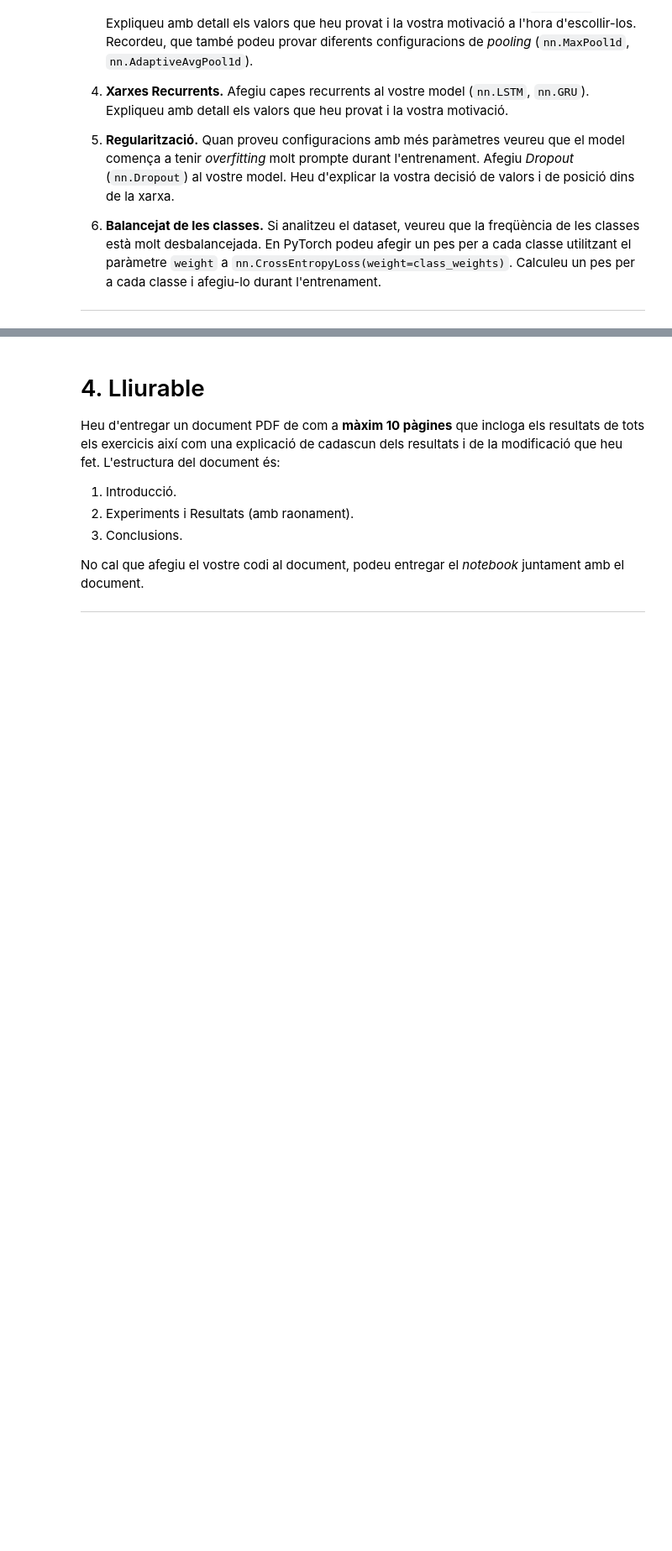
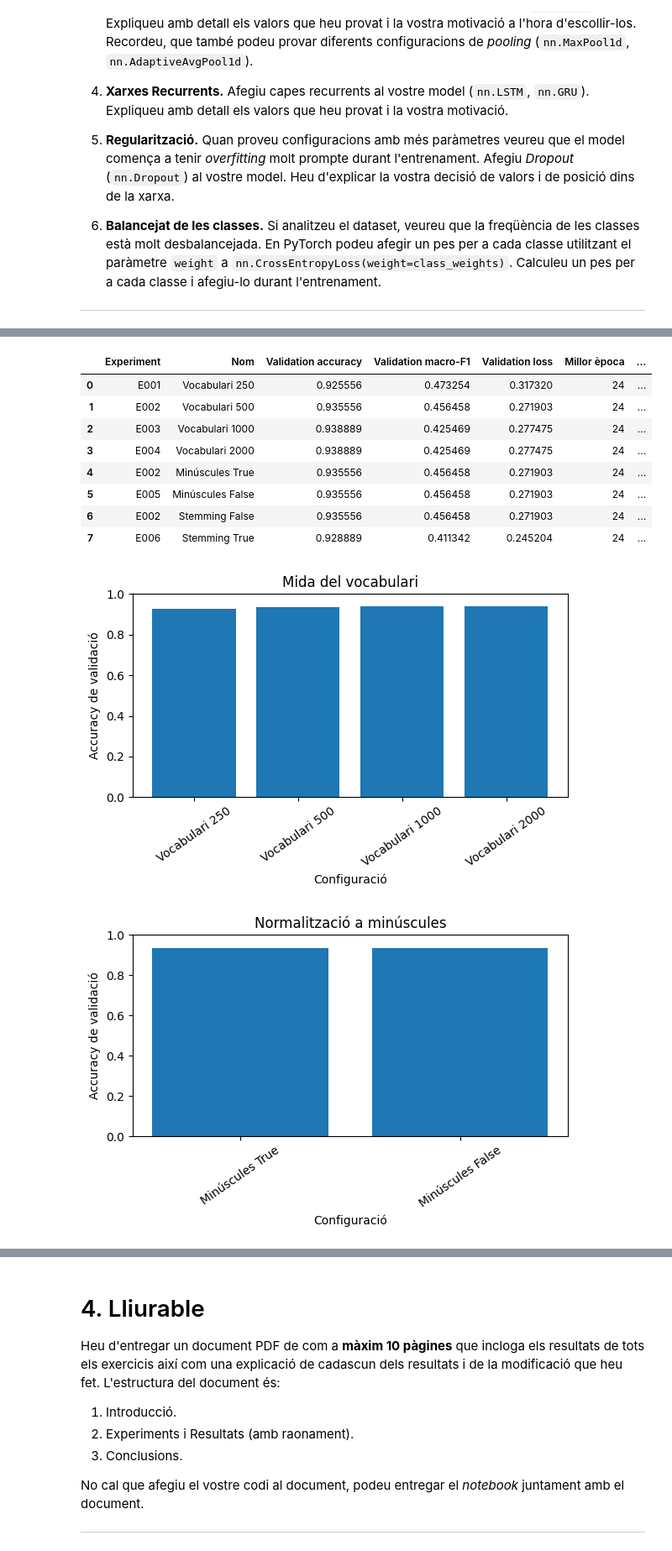
Before and after one commit to IlyasO6/TVD, a Jupyter notebook: p2/Intent_recognition/P2_1_alumnes.ipynb, the cells around one changed output, grey strips where cells are left out. Shown at 84% size. Drawn from its saved outputs; the diff is of its cells as text; code cells hidden in the pictures; blank space fills up the shorter version.

```diff
--- a/p2/Intent_recognition/P2_1_alumnes.ipynb
+++ b/p2/Intent_recognition/P2_1_alumnes.ipynb
@@ -1729,0 +1149,18 @@ Final test reserved. No test accuracy has been calculated for exercise 5.
+# %%
+configuracions_preprocessament = (
+    [replace(configuracio_referencia, name=f'Vocabulari {n}', phase='vocabulary',
+             preprocessing=replace(configuracio_referencia.preprocessing, vocab_size=n)) for n in [250, 500, 1000, 2000]]
+    + [replace(configuracio_referencia, name=f'Minúscules {activat}', phase='lowercase',
+               preprocessing=replace(configuracio_referencia.preprocessing, lowercase=activat)) for activat in [True, False]]
+    + [replace(configuracio_referencia, name=f'Stemming {activat}', phase='stemming',
+               preprocessing=replace(configuracio_referencia.preprocessing, stemming=activat)) for activat in [False, True]]
+)
+plans_apartats.setdefault('preprocessament', [asdict(config) for config in configuracions_preprocessament])
+
+
+def executa_preprocessament():
+    executa_pla('preprocessament', configuracions_preprocessament)
+    return mostra_apartat('preprocessament')
+# %%
+taula_preprocessament = executa_preprocessament()
+# %% [output]
@@ -1729,0 +1184,11 @@ Final test reserved. No test accuracy has been calculated for exercise 5.
+|  | Experiment | Nom | Validation accuracy | Validation macro-F1 | Validation loss | Millor època | ... |
+| 0 | E001 | Vocabulari 250 | 0.925556 | 0.473254 | 0.317320 | 24 | ... |
+| 1 | E002 | Vocabulari 500 | 0.935556 | 0.456458 | 0.271903 | 24 | ... |
+| 2 | E003 | Vocabulari 1000 | 0.938889 | 0.425469 | 0.277475 | 24 | ... |
+| 3 | E004 | Vocabulari 2000 | 0.938889 | 0.425469 | 0.277475 | 24 | ... |
+| 4 | E002 | Minúscules True | 0.935556 | 0.456458 | 0.271903 | 24 | ... |
+| 5 | E005 | Minúscules False | 0.935556 | 0.456458 | 0.271903 | 24 | ... |
+| 6 | E002 | Stemming False | 0.935556 | 0.456458 | 0.271903 | 24 | ... |
+| 7 | E006 | Stemming True | 0.928889 | 0.411342 | 0.245204 | 24 | ... |
+[figure, added]
+[figure, added]
```
Also changed, not shown: parts of 72 cells of this notebook, 1 other file.
